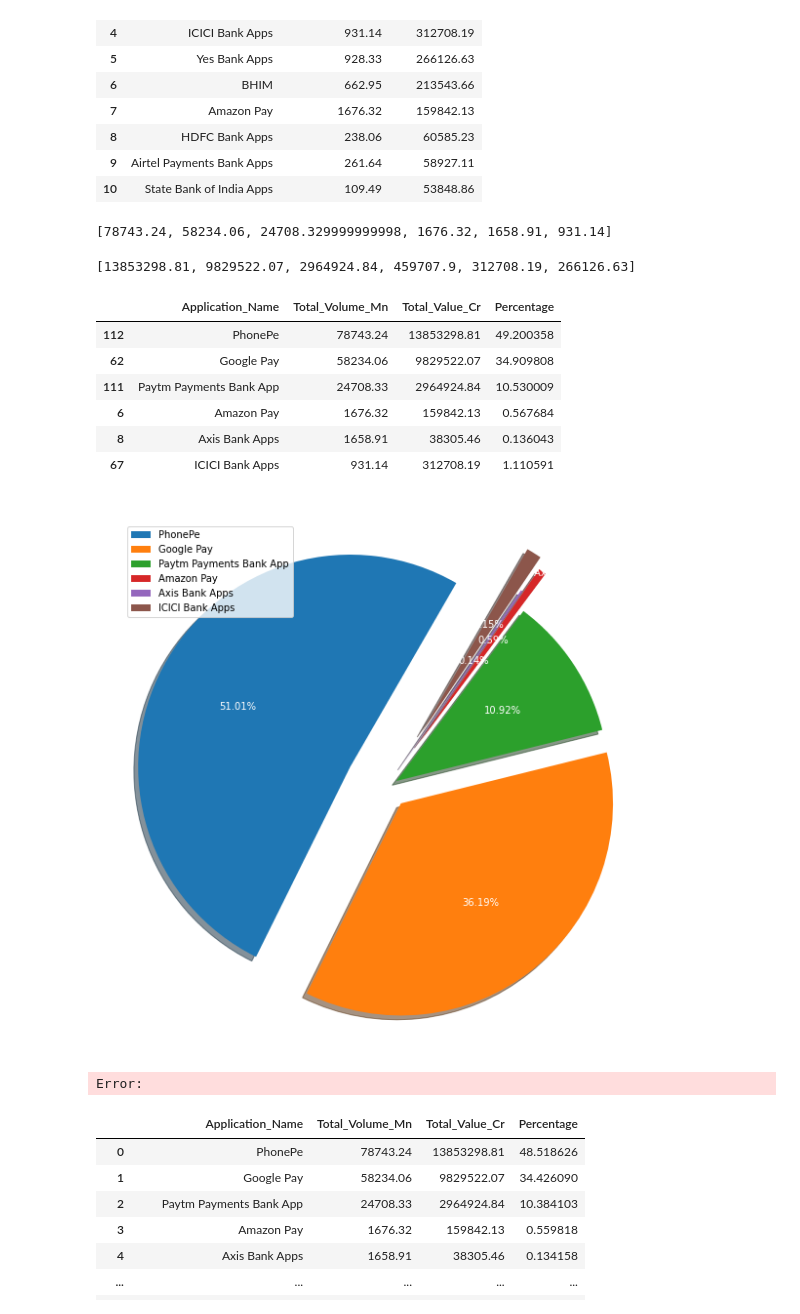
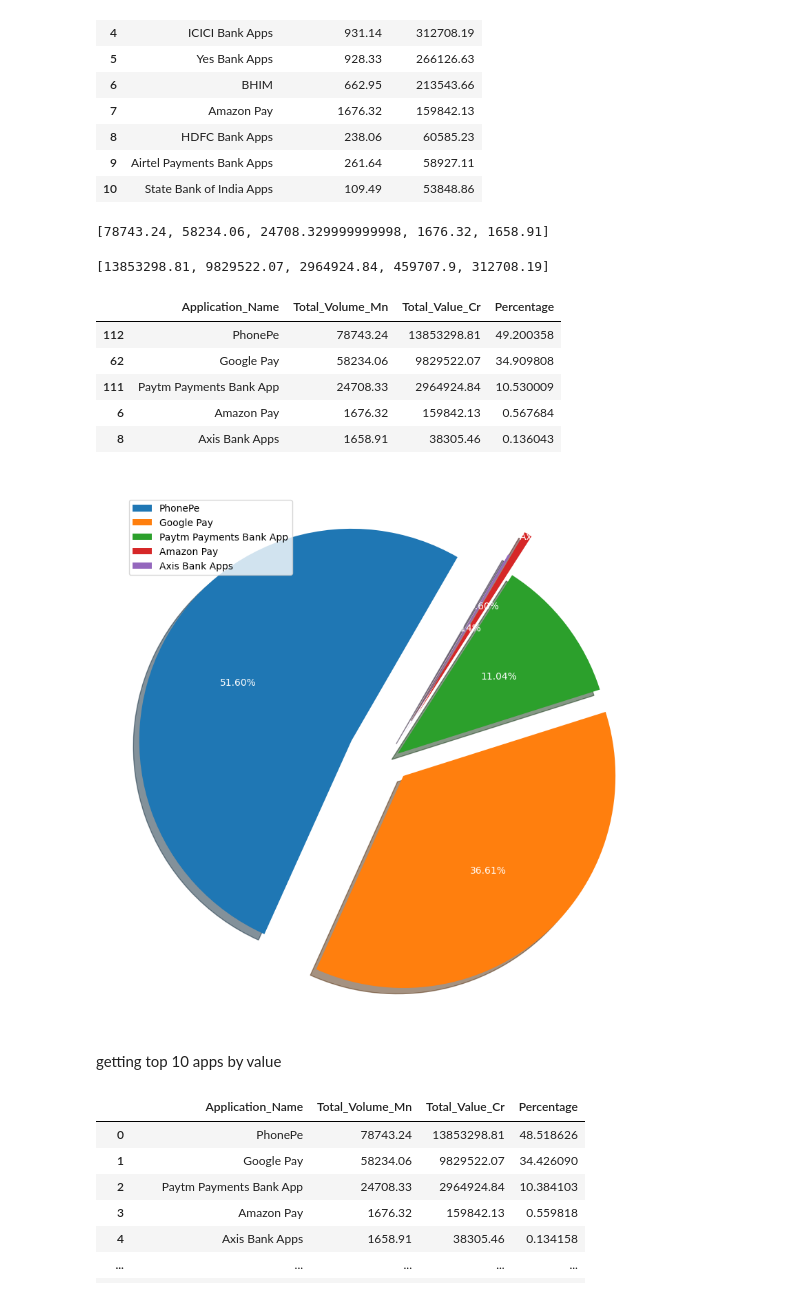
Before and after one commit to kxrxn08/DigitalTransactionAnalysis, a Jupyter notebook: UPI_APPS.ipynb, the cells around one changed output. Saved outputs shown, nothing was run; the diff lists cells and outputs as text; code cells hidden in the pictures.

```diff
--- a/UPI_APPS.ipynb
+++ b/UPI_APPS.ipynb
@@ -287,19 +327,18 @@ ValueSortedDf.iloc[0:11]
 | 9 | Airtel Payments Bank Apps | 261.64 | 58927.11 |
 | 10 | State Bank of India Apps | 109.49 | 53848.86 |
 # %%
-l2=list(VolumeSortedDf['Total_Volume_Mn'][0:6])
+l2=list(VolumeSortedDf['Total_Volume_Mn'][0:5])
 l2
 # %% [output]
-[78743.24, 58234.06, 24708.329999999998, 1676.32, 1658.91, 931.14]
+[78743.24, 58234.06, 24708.329999999998, 1676.32, 1658.91]
 # %%
-l1=list(ValueSortedDf['Total_Value_Cr'][0:6])
+l1=list(ValueSortedDf['Total_Value_Cr'][0:5])
 l1
 # %% [output]
-[13853298.81, 9829522.07, 2964924.84, 459707.9, 312708.19, 266126.63]
+[13853298.81, 9829522.07, 2964924.84, 459707.9, 312708.19]
 # %%
-top_10_volume[0:6]
 top_10_volume['Percentage'] = (top_10_volume['Total_Value_Cr'] / top_10_volume['Total_Value_Cr'].sum()) * 100
-top_10_volume[0:6]
+top_10_volume[0:5]
 # %% [output]
 |  | Application_Name | Total_Volume_Mn | Total_Value_Cr | Percentage |
 | 112 | PhonePe | 78743.24 | 13853298.81 | 49.200358 |
@@ -307,19 +346,19 @@ top_10_volume[0:6]
 | 111 | Paytm Payments Bank App | 24708.33 | 2964924.84 | 10.530009 |
 | 6 | Amazon Pay | 1676.32 | 159842.13 | 0.567684 |
 | 8 | Axis Bank Apps | 1658.91 | 38305.46 | 0.136043 |
-| 67 | ICICI Bank Apps | 931.14 | 312708.19 | 1.110591 |
 # %%
 import matplotlib.pyplot as plt
 import numpy as np
-explode=[0.2,0.1,0.05,0.25,0.12,0.3]
+explode=[0.2,0.1,0.05,0.25,0.12]
 plt.figure(figsize=(10, 10))
-plt.pie(top_10_volume['Percentage'][0:6],labels=top_10_volume['Application_Name'][0:6],textprops={'color':"White"},autopct='%1.2f%%',shadow=True,explode=explode,startangle=60)
+plt.pie(top_10_volume['Percentage'][0:5],labels=top_10_volume['Application_Name'][0:5],textprops={'color':"White"},autopct='%1.2f%%',shadow=True,explode=explode,startangle=60)
 plt.title('Top 5 Upi apps by Value',color="white")
 plt.legend(loc='upper left')
 plt.show()
 # %% [output]
-[figure, old version]
+[figure, new version]
-Error:
+# %% [markdown]
+getting top 10 apps by value
 # %%
 import random
 VolumeSortedDfdf = VolumeSortedDf.sample(frac=1)
```
Also changed, not shown: parts of 17 cells of this notebook, 3 other files.
